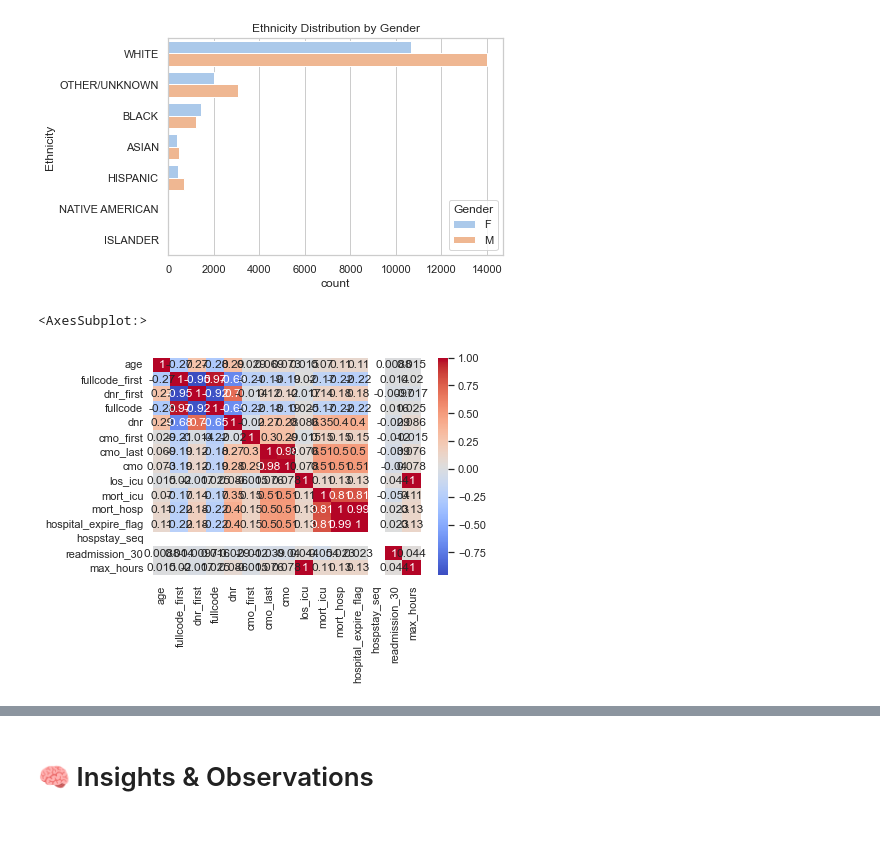
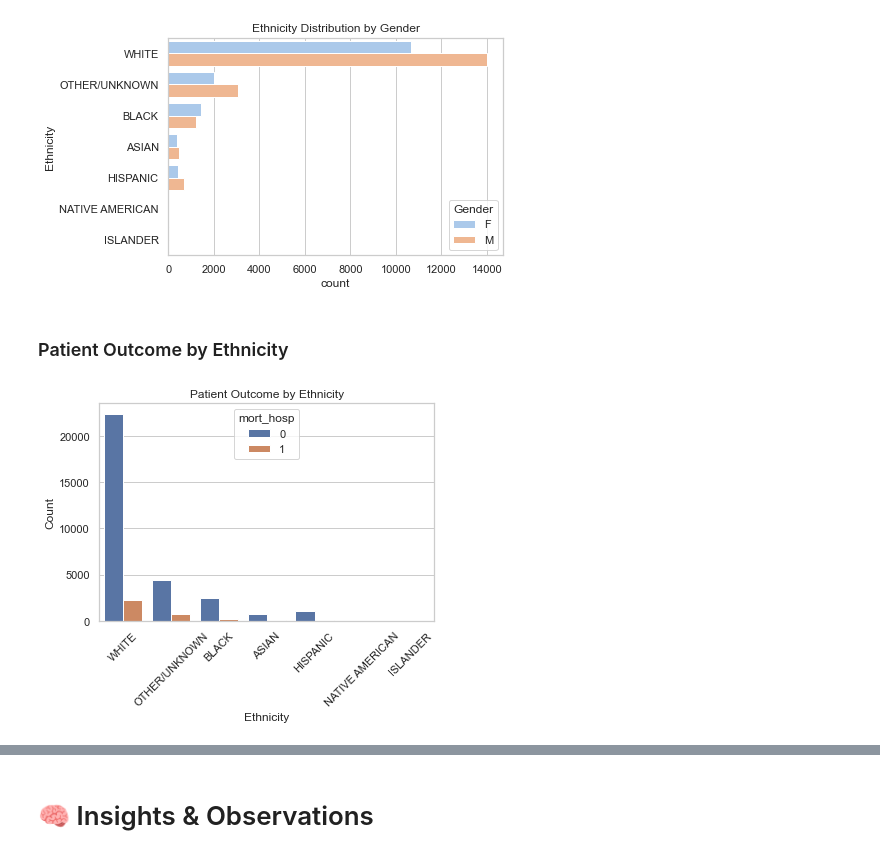
Before and after one commit to drama-404/FuzzyMedNet, a Jupyter notebook: notebooks/patient_stay/EDA for Patient Data.ipynb, the cells around one changed output, grey strips where cells are left out. Cells and saved outputs as stored; diff of their text form; code cells hidden in the pictures; blank space fills up the shorter version.

```diff
--- a/notebooks/patient_stay/EDA for Patient Data.ipynb
+++ b/notebooks/patient_stay/EDA for Patient Data.ipynb
@@ -430,9 +470,14 @@ plt.legend(title='Gender', loc='lower right')
 plt.show()
 # %% [output]
 [figure]
-# %%
-correlation_matrix = patients.corr()
-sns.heatmap(correlation_matrix, annot=True, cmap='coolwarm')
-# %% [output]
-<AxesSubplot:>
-[figure, removed]
+# %% [markdown]
+### Patient Outcome by Ethnicity
+# %%
+sns.countplot(data=patients, x='ethnicity', hue='mort_hosp')
+plt.title('Patient Outcome by Ethnicity')
+plt.xlabel('Ethnicity')
+plt.xticks(rotation=45)
+plt.ylabel('Count')
+plt.show()
+# %% [output]
+[figure, added]
```
Also changed, not shown: parts of 18 cells of this notebook, 2 other files.
